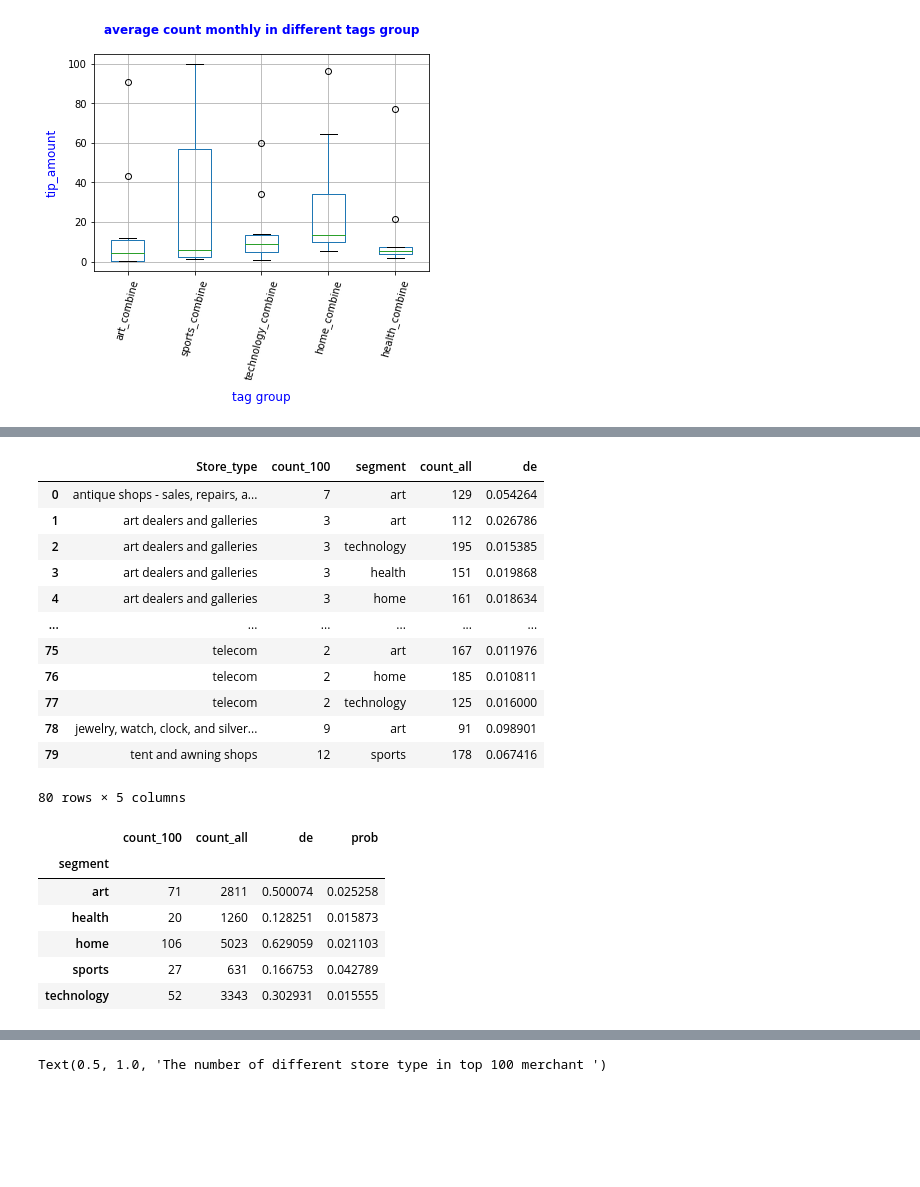
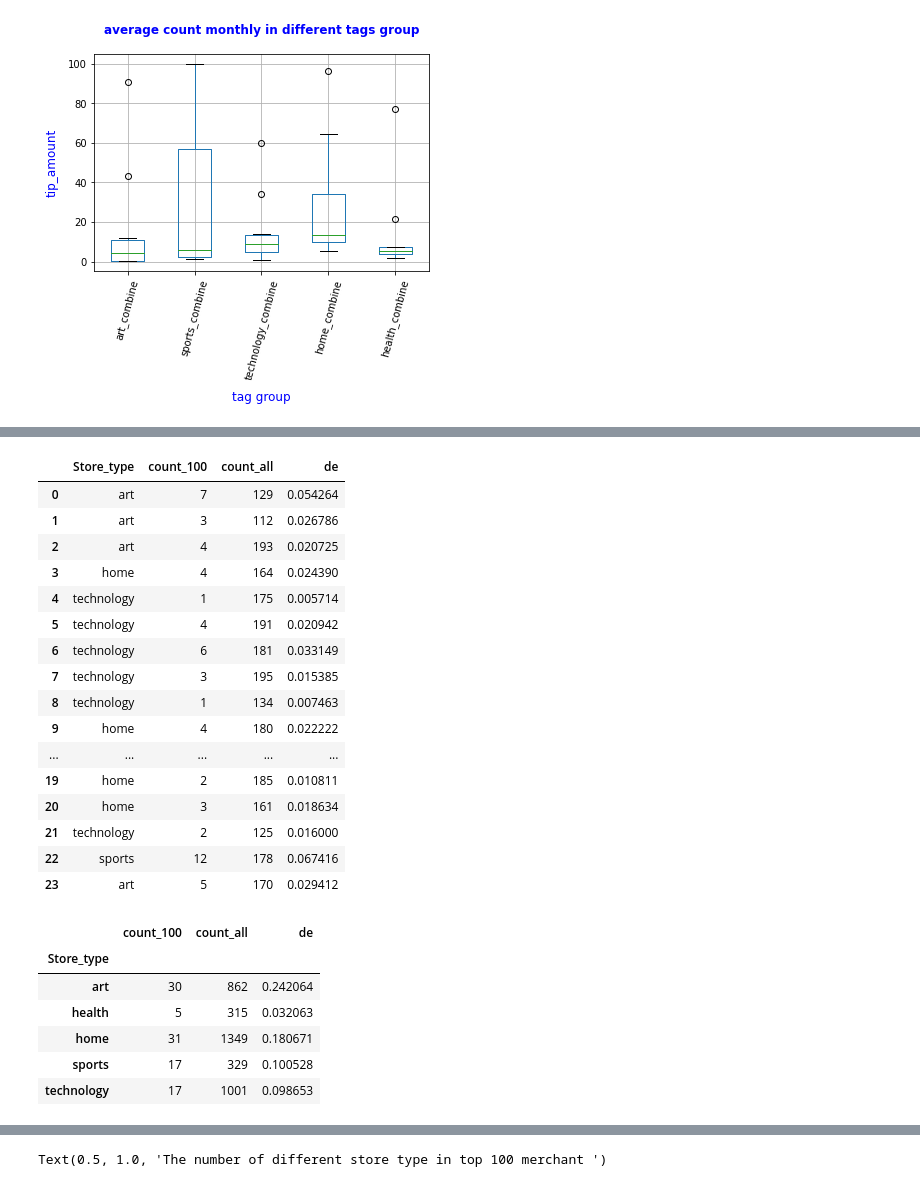
Before and after one commit to MAST30034-Applied-Data-Science/generic-buy-now-pay-later-project-group-16-project2-fighting-group, a Jupyter notebook: models/findings.ipynb, the cells around one changed output, grey strips where cells are left out. Cells and saved outputs as stored; diff of their text form; code cells hidden in the pictures; blank space fills up the shorter version.

```diff
--- a/models/findings.ipynb
+++ b/models/findings.ipynb
@@ -203,17 +205,21 @@ df_merge_tags['segment'] = df_merge_tags['segment'].replace('opticians, optical
-# %%
-df_merge_tags
-# %% [output]
-|  | Store_type | count_100 | segment | count_all | de |
-| 0 | antique shops - sales, repairs, a... | 7 | art | 129 | 0.054264 |
-| 1 | art dealers and galleries | 3 | art | 112 | 0.026786 |
-| 2 | art dealers and galleries | 3 | technology | 195 | 0.015385 |
-| 3 | art dealers and galleries | 3 | health | 151 | 0.019868 |
-| 4 | art dealers and galleries | 3 | home | 161 | 0.018634 |
-| ... | ... | ... | ... | ... | ... |
-| 75 | telecom | 2 | art | 167 | 0.011976 |
-| 76 | telecom | 2 | home | 185 | 0.010811 |
-| 77 | telecom | 2 | technology | 125 | 0.016000 |
-| 78 | jewelry, watch, clock, and silver... | 9 | art | 91 | 0.098901 |
-| 79 | tent and awning shops | 12 | sports | 178 | 0.067416 |
-80 rows × 5 columns
+# %%
+segments
+# %% [output]
+|  | Store_type | count_100 | count_all | de |
+| 0 | art | 7 | 129 | 0.054264 |
+| 1 | art | 3 | 112 | 0.026786 |
+| 2 | art | 4 | 193 | 0.020725 |
+| 3 | home | 4 | 164 | 0.024390 |
+| 4 | technology | 1 | 175 | 0.005714 |
+| 5 | technology | 4 | 191 | 0.020942 |
+| 6 | technology | 6 | 181 | 0.033149 |
+| 7 | technology | 3 | 195 | 0.015385 |
+| 8 | technology | 1 | 134 | 0.007463 |
+| 9 | home | 4 | 180 | 0.022222 |
+| ... | ... | ... | ... | ... |
+| 19 | home | 2 | 185 | 0.010811 |
+| 20 | home | 3 | 161 | 0.018634 |
+| 21 | technology | 2 | 125 | 0.016000 |
+| 22 | sports | 12 | 178 | 0.067416 |
+| 23 | art | 5 | 170 | 0.029412 |
 # %%
@@ -221,11 +227,10 @@ df_merge_segment = df_merge_tags.groupby('segment').agg('sum')
-# %%
-df_merge_segment['prob'] = df_merge_segment['count_100']/df_merge_segment['count_all']
-df_merge_segment
-# %% [output]
-|  | count_100 | count_all | de | prob |
-| segment |  |  |  |  |
-| art | 71 | 2811 | 0.500074 | 0.025258 |
-| health | 20 | 1260 | 0.128251 | 0.015873 |
-| home | 106 | 5023 | 0.629059 | 0.021103 |
-| sports | 27 | 631 | 0.166753 | 0.042789 |
-| technology | 52 | 3343 | 0.302931 | 0.015555 |
+# %%
+segments
+# %% [output]
+|  | count_100 | count_all | de |
+| Store_type |  |  |  |
+| art | 30 | 862 | 0.242064 |
+| health | 5 | 315 | 0.032063 |
+| home | 31 | 1349 | 0.180671 |
+| sports | 17 | 329 | 0.100528 |
+| technology | 17 | 1001 | 0.098653 |
```
Also changed, not shown: parts of 7 cells of this notebook.
